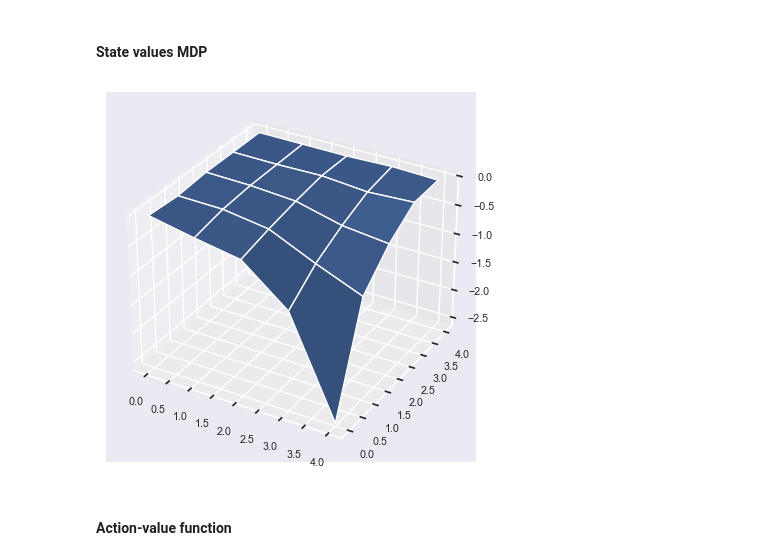
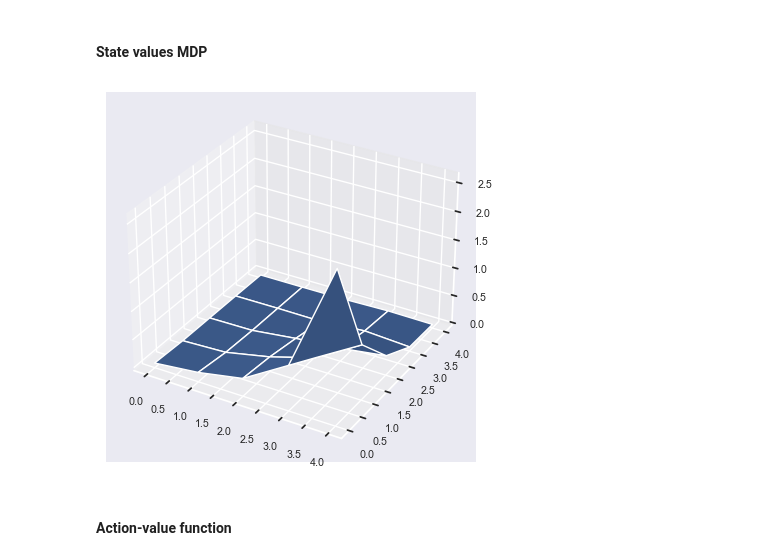
Before and after one commit to Crmm2000/RL, a Jupyter notebook: MDP.ipynb, the cells around one changed output. Drawn from its saved outputs; the diff is of its cells as text; code cells hidden in the pictures.

```diff
--- a/MDP.ipynb
+++ b/MDP.ipynb
@@ -207,7 +207,7 @@ def markov_decision_process(env, start_state, n = 100):
     #Bookkeeping
     env.agent.Gt = 0 #return
     trajectory = [env.states.get(start_state)] #keep track of location, just for visualisation, don't use
-    fig = env.render(start_state, env.map)
+    fig = env.render(start_state, env.map, title = f'Gt: {env.agent.Gt}')
 
     #Step through environment
     while (t != t_end-1):
@@ -222,7 +222,7 @@ def markov_decision_process(env, start_state, n = 100):
 
 
         #Bookkeeping
-        fig = env.render(next_state, env.map)
+        fig = env.render(next_state, env.map, title = f'Gt: {env.agent.Gt}')
         plt.close(fig)
 
         env.agent.Gt += (env.gamma ** (t-1) * reward)
@@ -338,11 +342,11 @@ def state_value_function(env, start_state, episodes = 100, n = 100):
 # %%
 state_values = np.zeros(env.nstates)
 for i in range(env.nstates): #loop over all starting_states
     state_value = state_value_function(env, start_state = i, episodes = 100, n = 10)
     state_values[i] = state_value
-env.plot_landscape(-state_values)
+env.plot_landscape(state_values)
 # %% [output]
-[figure, old version]
+[figure, new version]
 # %% [markdown]
 #### Action-value function
 # %%
```
Also changed, not shown: parts of 16 cells of this notebook, 3 other files.
